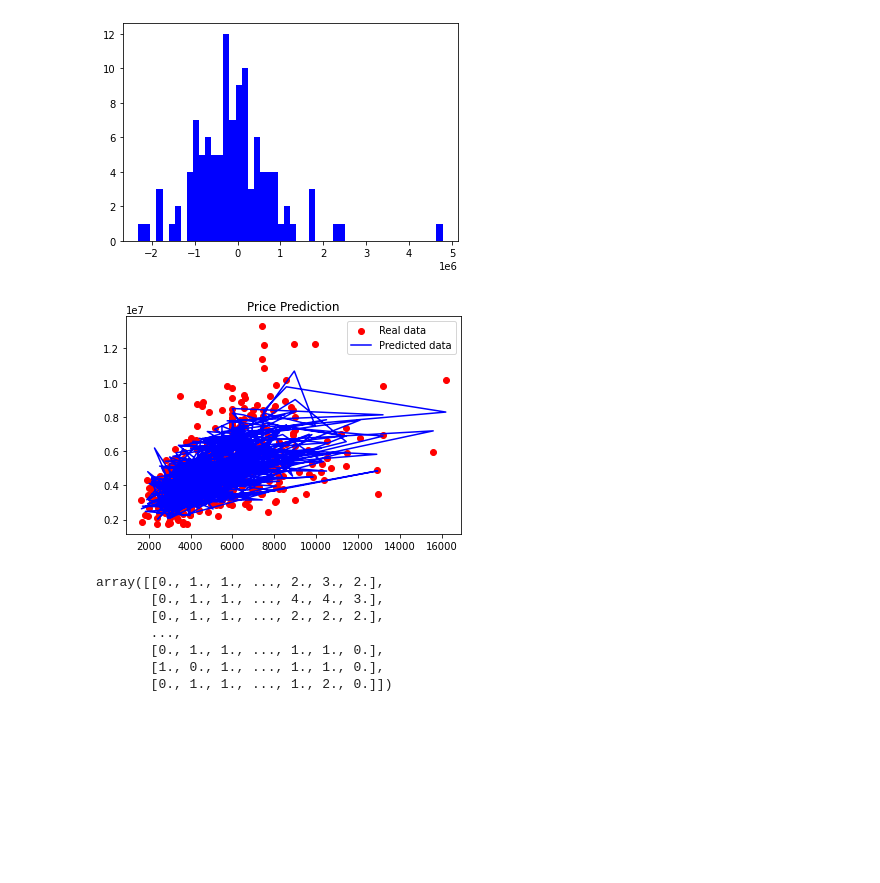
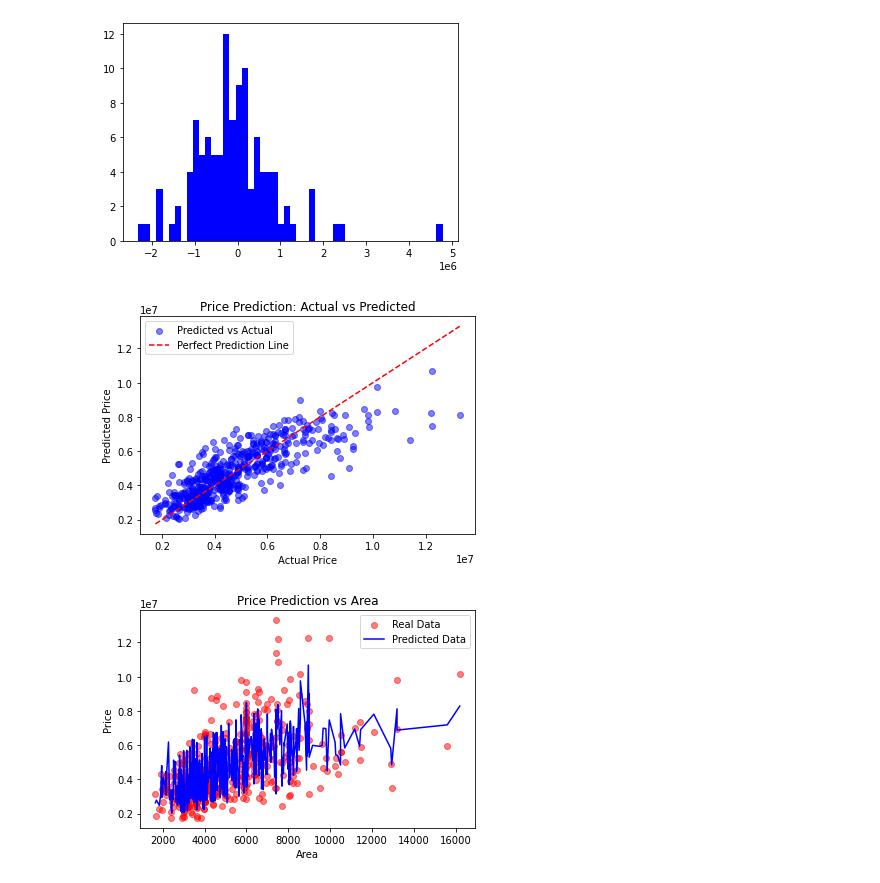
Before and after one commit to EngAbdalrhman/Machine-Learning-X-Model, a Jupyter notebook: model.ipynb, the cells around one changed output. Saved outputs shown, nothing was run; the diff lists cells and outputs as text; code cells hidden in the pictures; blank space fills up the shorter version.

Commit message:
add new plot

```diff
--- a/model.ipynb
+++ b/model.ipynb
@@ -157,25 +157,30 @@ plt.hist(y_test - y_pred, bins=50, color='blue')
 plt.show()
 # %% [output]
 [figure]
-# %%
-np.set_printoptions(precision=2)
-# print(np.concatenate((y_pred.reshape(len(y_pred), 1), y_test.reshape(len(y_test), 1)), 1))
-# plt.plot(y_test, color='red', label='Real data')
-# plt.plot(y_pred, color='blue', label='Predicted data')
-plt.scatter(X['area'], y, color='red', label='Real data')
-plt.plot(X['area'], model.predict(X_trans), color='blue', label='Predicted data')
-plt.title('Price Prediction')
-plt.legend()
-plt.show()
-# %% [output]
-[figure, removed]
-# %%
-X
-# %% [output]
-array([[0., 1., 1., ..., 2., 3., 2.],
-       [0., 1., 1., ..., 4., 4., 3.],
-       [0., 1., 1., ..., 2., 2., 2.],
-       ...,
-       [0., 1., 1., ..., 1., 1., 0.],
-       [1., 0., 1., ..., 1., 1., 0.],
-       [0., 1., 1., ..., 1., 2., 0.]])
+# %%
+plt.scatter(y, model.predict(X_trans), color='blue', label='Predicted vs Actual', alpha=0.5)
+plt.plot([y.min(), y.max()], [y.min(), y.max()], color='red', linestyle='--', label='Perfect Prediction Line')
+plt.xlabel('Actual Price')
+plt.ylabel('Predicted Price')
+plt.title('Price Prediction: Actual vs Predicted')
+plt.legend()
+plt.show()
+# %% [output]
+[figure, added]
+# %%
+sorted_indices = np.argsort(X['area'])
+X_area_sorted = X['area'].iloc[sorted_indices]
+y_sorted = y.iloc[sorted_indices] if hasattr(y, 'iloc') else y[sorted_indices]
+X_trans_sorted = X_trans[sorted_indices]  # Sort transformed data accordingly
+
+# Scatter real data
+plt.scatter(X_area_sorted, y_sorted, color='red', label='Real Data', alpha=0.5)
+# Plot predicted data as a line
+plt.plot(X_area_sorted, model.predict(X_trans_sorted), color='blue', label='Predicted Data')
+plt.xlabel('Area')
+plt.ylabel('Price')
+plt.title('Price Prediction vs Area')
+plt.legend()
+plt.show()
+# %% [output]
+[figure, added]
```
Also changed, not shown: parts of 2 cells of this notebook.
